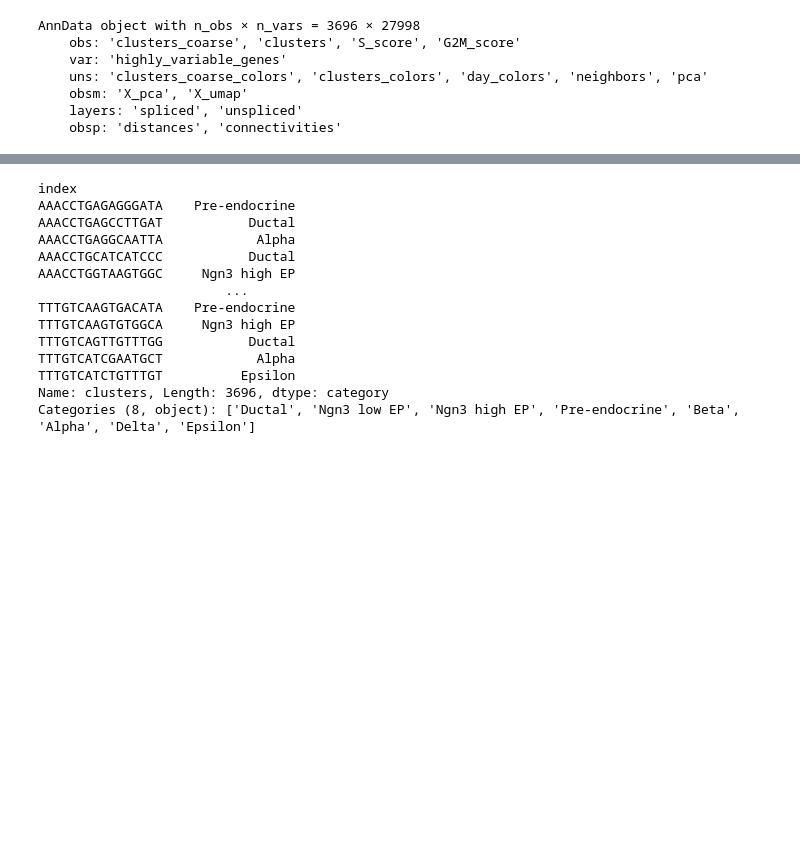
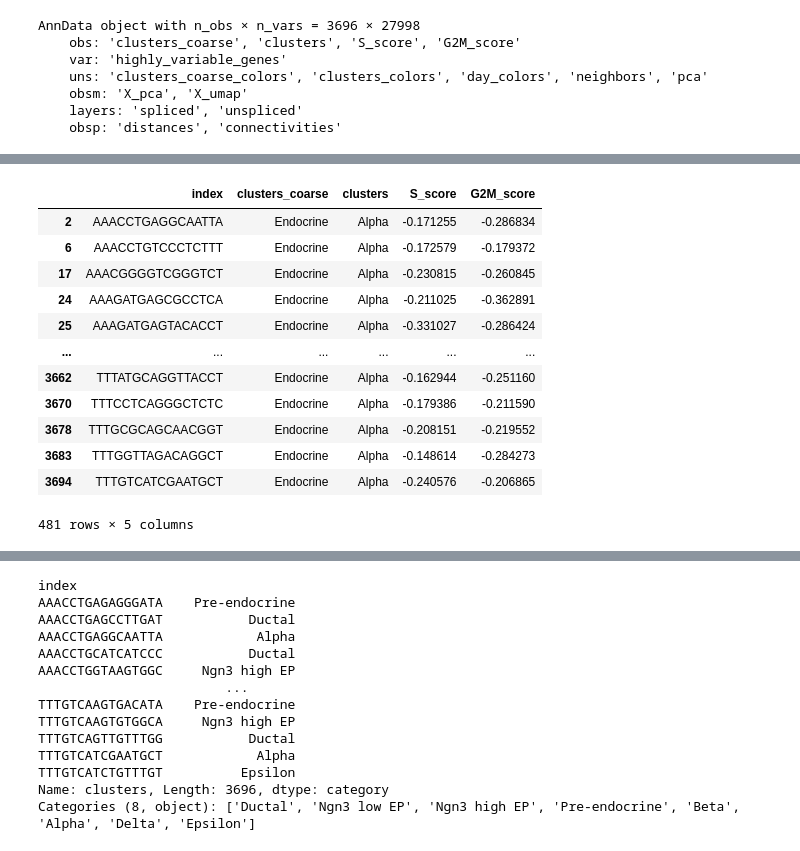
Before and after one commit to Fkrgl/scTransformer, a Jupyter notebook: src/scvelo-pancreatic_endocrinogenesis.ipynb, the cells around one changed output, grey strips where cells are left out. Saved outputs shown, nothing was run; the diff lists cells and outputs as text; code cells hidden in the pictures; blank space fills up the shorter version.

```diff
--- a/src/scvelo-pancreatic_endocrinogenesis.ipynb
+++ b/src/scvelo-pancreatic_endocrinogenesis.ipynb
@@ -17,0 +38,18 @@ AnnData object with n_obs × n_vars = 3696 × 27998
+# %%
+anndata.obs.reset_index(inplace=True)
+# %%
+anndata.obs[anndata.obs.clusters == 'Alpha']
+# %% [output]
+|  | index | clusters_coarse | clusters | S_score | G2M_score |
+| 2 | AAACCTGAGGCAATTA | Endocrine | Alpha | -0.171255 | -0.286834 |
+| 6 | AAACCTGTCCCTCTTT | Endocrine | Alpha | -0.172579 | -0.179372 |
+| 17 | AAACGGGGTCGGGTCT | Endocrine | Alpha | -0.230815 | -0.260845 |
+| 24 | AAAGATGAGCGCCTCA | Endocrine | Alpha | -0.211025 | -0.362891 |
+| 25 | AAAGATGAGTACACCT | Endocrine | Alpha | -0.331027 | -0.286424 |
+| ... | ... | ... | ... | ... | ... |
+| 3662 | TTTATGCAGGTTACCT | Endocrine | Alpha | -0.162944 | -0.251160 |
+| 3670 | TTTCCTCAGGGCTCTC | Endocrine | Alpha | -0.179386 | -0.211590 |
+| 3678 | TTTGCGCAGCAACGGT | Endocrine | Alpha | -0.208151 | -0.219552 |
+| 3683 | TTTGGTTAGACAGGCT | Endocrine | Alpha | -0.148614 | -0.284273 |
+| 3694 | TTTGTCATCGAATGCT | Endocrine | Alpha | -0.240576 | -0.206865 |
+481 rows × 5 columns
```
Also changed, not shown: parts of 7 cells of this notebook, 6 other files.
